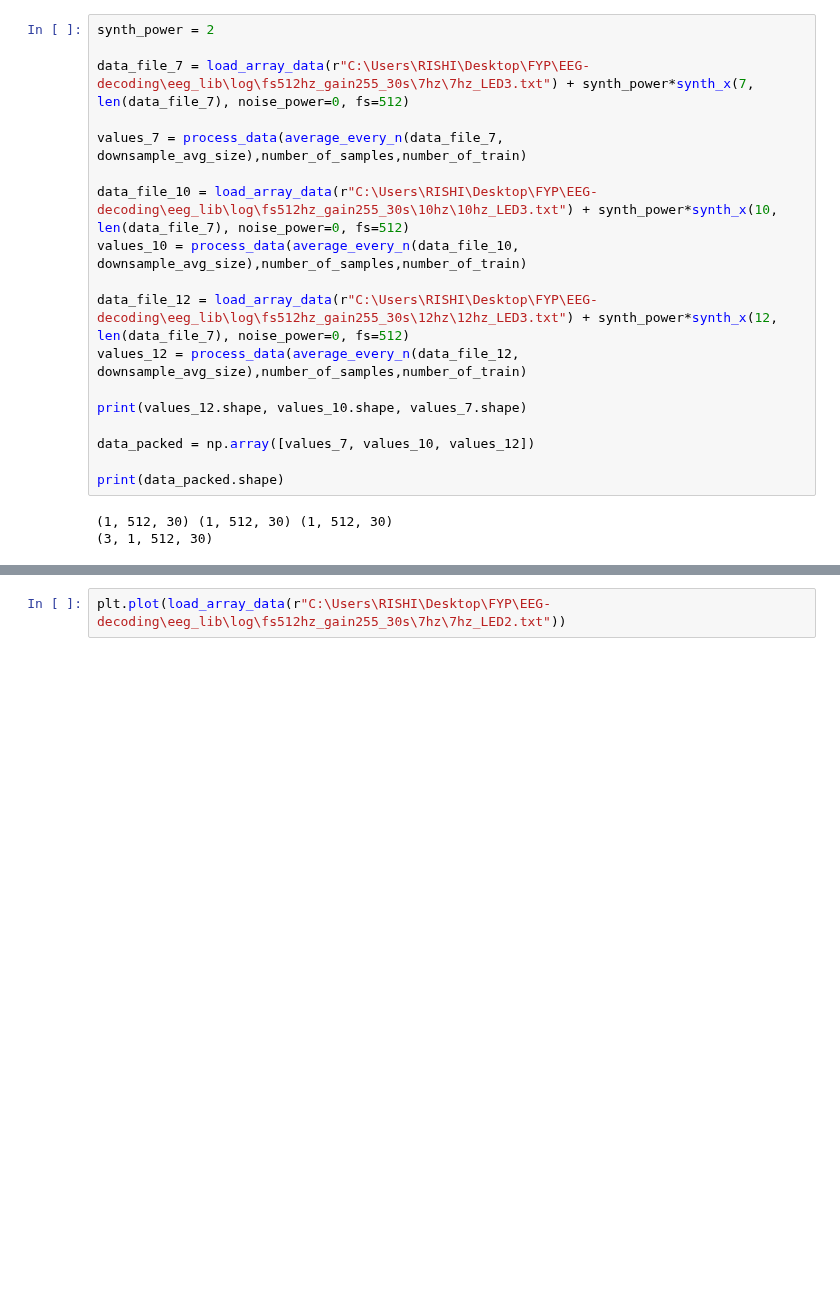
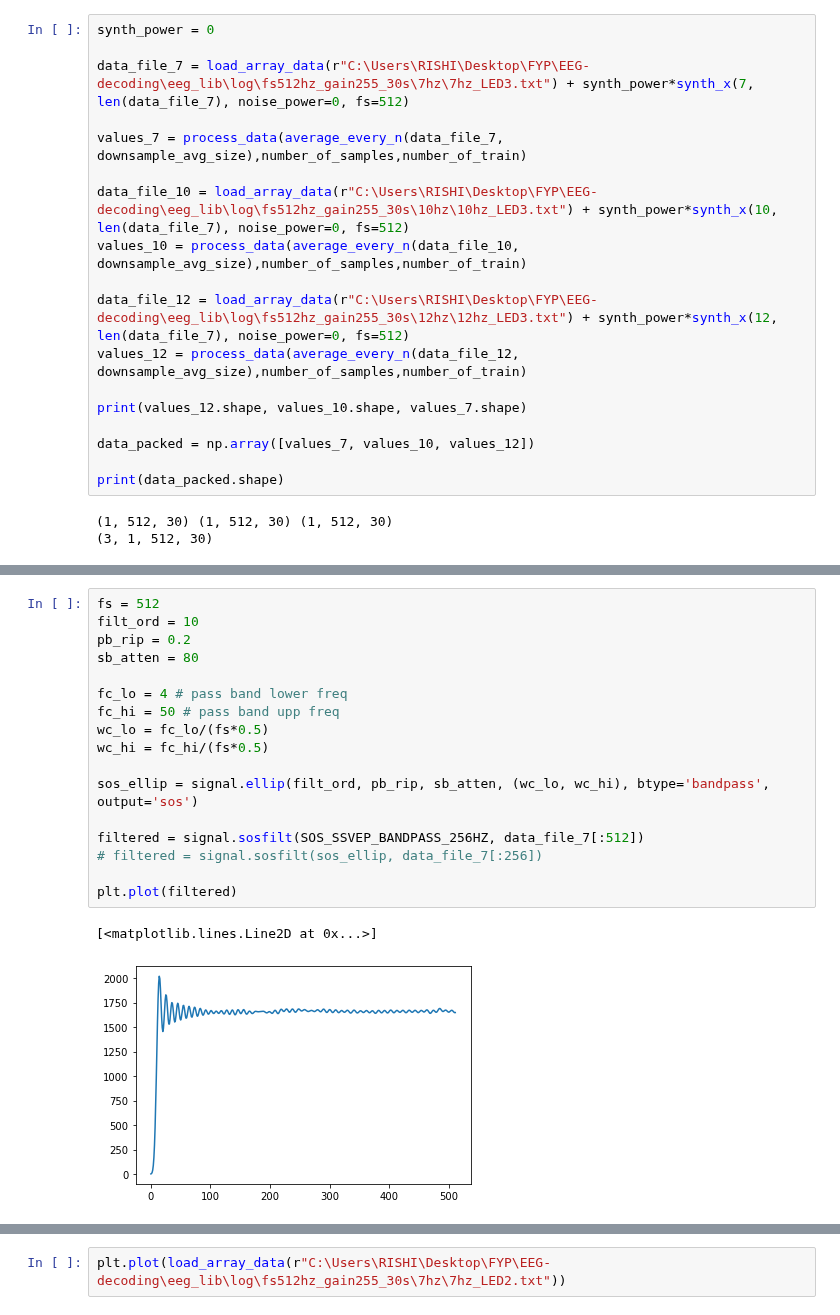
Before and after one commit to yagami009/ding, a Jupyter notebook: Testing.ipynb, the cells around one changed output, grey strips where cells are left out. Cells and saved outputs as stored; diff of their text form; blank space fills up the shorter version.

```diff
--- a/Testing.ipynb
+++ b/Testing.ipynb
@@ -884,7 +885,7 @@ fs = 512
 number_of_samples = 512
 number_of_train = 4
 # %%
-synth_power = 2
+synth_power = 0
 
 data_file_7 = load_array_data(r"C:\Users\RISHI\Desktop\FYP\EEG-decoding\eeg_lib\log\fs512hz_gain255_30s\7hz\7hz_LED3.txt") + synth_power*synth_x(7, len(data_file_7), noise_power=0, fs=512)
 
@@ -934,0 +914,20 @@ plt.plot(data_file_7)
+# %%
+fs = 512
+filt_ord = 10
+pb_rip = 0.2
+sb_atten = 80
+
+fc_lo = 4 # pass band lower freq
+fc_hi = 50 # pass band upp freq
+wc_lo = fc_lo/(fs*0.5)
+wc_hi = fc_hi/(fs*0.5)
+
+sos_ellip = signal.ellip(filt_ord, pb_rip, sb_atten, (wc_lo, wc_hi), btype='bandpass', output='sos')
+
+filtered = signal.sosfilt(SOS_SSVEP_BANDPASS_256HZ, data_file_7[:512])
+# filtered = signal.sosfilt(sos_ellip, data_file_7[:256])
+
+plt.plot(filtered)
+# %% [output]
+[<matplotlib.lines.Line2D at 0x...>]
+[figure, added]
```
Also changed, not shown: parts of 7 cells of this notebook.
